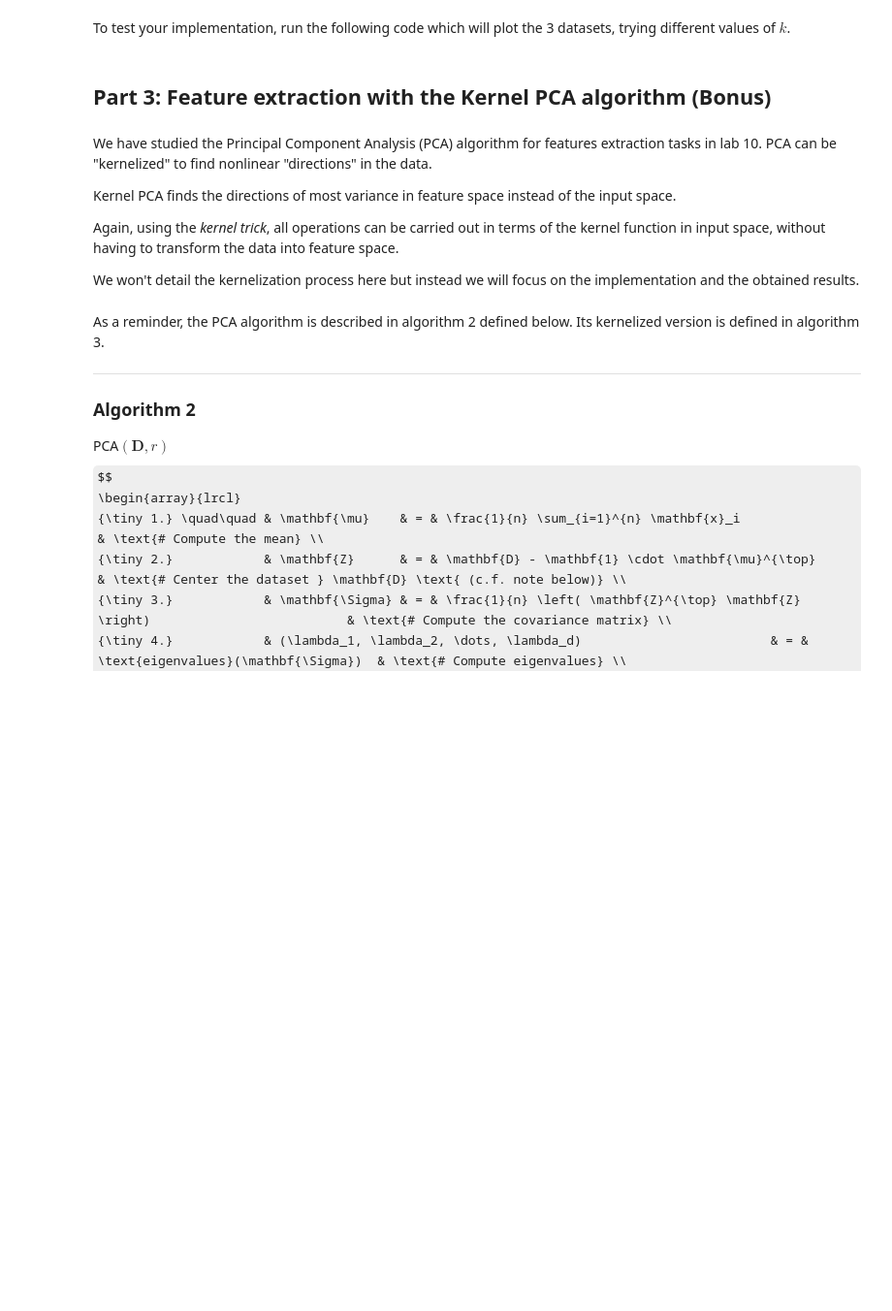
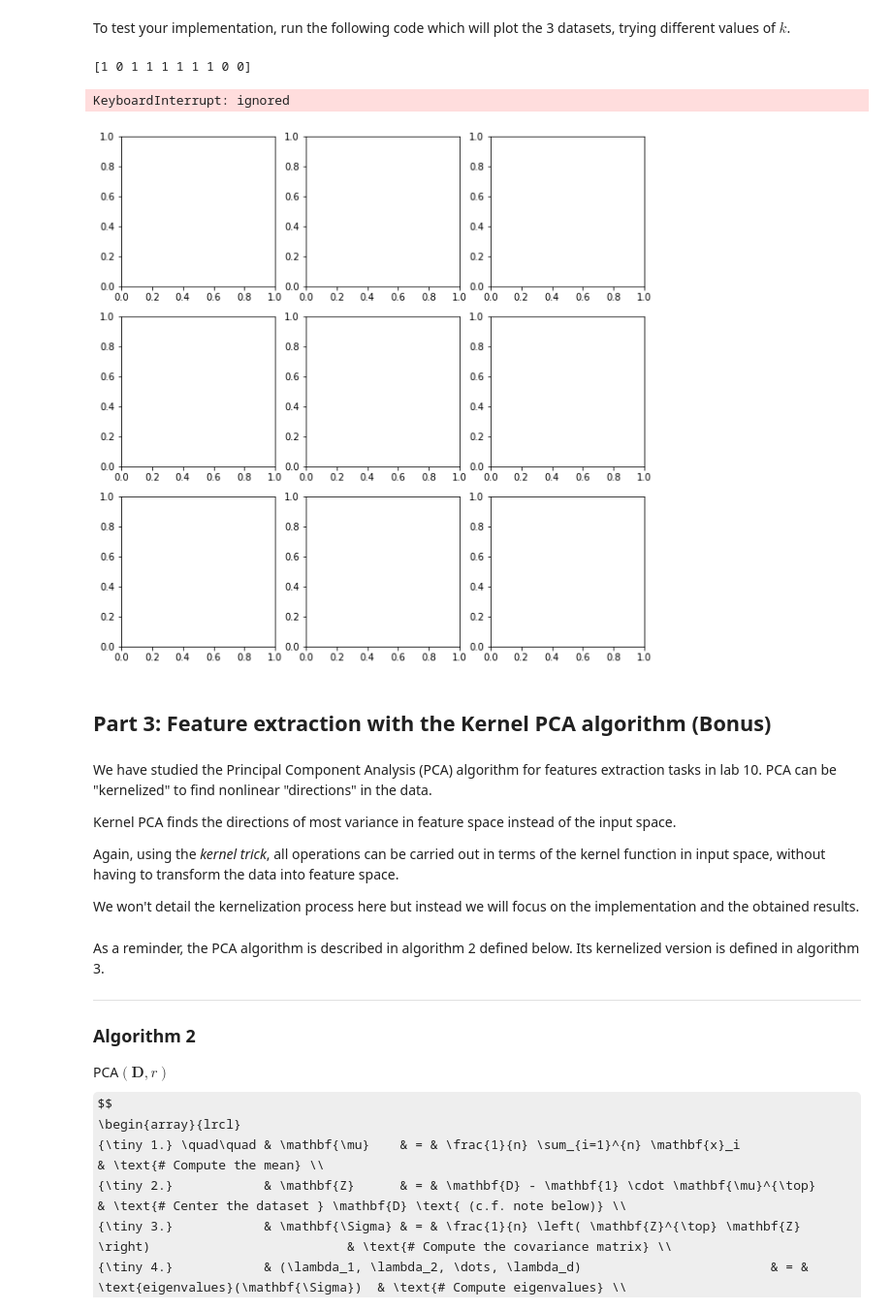
Before and after one commit to nnguyenu/ML-basic, a Jupyter notebook: lab_session_12.ipynb, the cells around one changed output. Shown at 97% size. Saved outputs shown, nothing was run; the diff lists cells and outputs as text; code cells hidden in the pictures; some formulas as TeX source; blank space fills up the shorter version.

```diff
--- a/lab_session_12.ipynb
+++ b/lab_session_12.ipynb
@@ -476,25 +464,29 @@ $\quad$$\mathcal{C}^t \leftarrow \{C_1^t, \dots, C_k^t\}$ <br>
 **UNTIL** the fraction of points with new cluster assignments $\leq \epsilon$
 ___
 # %%
-def kernel_k_means(K, k, epsilon):
+def kernel_k_means(K, k, epsilon = 0.1):
     """Kernel K-means
 
     Parameters
-    ----------
-    K : ndarray
-        the n-by-n Kernel matrix of inputs
-    k : int
-        the number of clusters to find
-    epsilon : float
-        the termination criterion
+    K (ndarray): the n-by-n Kernel matrix of inputs
+    k (int): the number of clusters to find
+    epsilon (float): the termination criterion
 
     Return
-    ------
-    c : ndarray
-        a 1D vector of labels of length n (e.g. c[i] = C_j means "x_i is belongs to cluster C_j")
+    c (ndarray): a 1D vector of labels of length n (e.g. c[i] = C_j means "x_i is belongs to cluster C_j")
     """
-
-    # TODO...
+    N = K.shape[0]
+    label = np.random.randint(k, size=N)    # randomly partition
+    while True:
+        sqnorm = np.zeros(k)
+        for i in range(k):
+            ki = K[label == i, :][:, label == i]
+            sqnorm[i] = np.sum(ki) / (ki.shape[0] ** 2)
+        avg = np.zeros((k, N))
+        for i in range(N):
+            for j in range(k):
+                kj = K[label == i, :]
+                avg[j][i] = np.sum(kj[i]) / kj.shape[0]
 
     return c
 # %% [markdown]
@@ -534,13 +528,17 @@ To test your implementation, run the following code which will plot the 3 datase
 # %%
 fig, axes = plt.subplots(3, len(datasets), figsize=(10,10))
 
-kernel_matrix = gaussian_kernel_matrix(data)    # defined in part 1
+Matrix = gaussian_kernel_matrix(data)    # defined in part 1
 
 for k_index, k in enumerate([2, 3, 4]):
     for dataset_index, data in enumerate(datasets):
-        clusters = kernel_k_means(kernel_matrix, k)
-        axes[k_index, dataset_index].scatter(data[:,0], data[:,1], c=labels, cmap='rainbow')
-        axes[k_index, dataset_index].set_title('k=' + k)
+        clusters = kernel_k_means(Matrix, k)
+        #axes[k_index, dataset_index].scatter(data[:,0], data[:,1], c=labels, cmap='rainbow')
+        #axes[k_index, dataset_index].set_title('k=' + k)
+# %% [output]
+[1 0 1 1 1 1 1 1 0 0]
+KeyboardInterrupt: ignored
+[figure, added]
 # %% [markdown]
 ## Part 3: Feature extraction with the Kernel PCA algorithm (Bonus)
 # %% [markdown]
```
Also changed, not shown: parts of 10 cells of this notebook.
